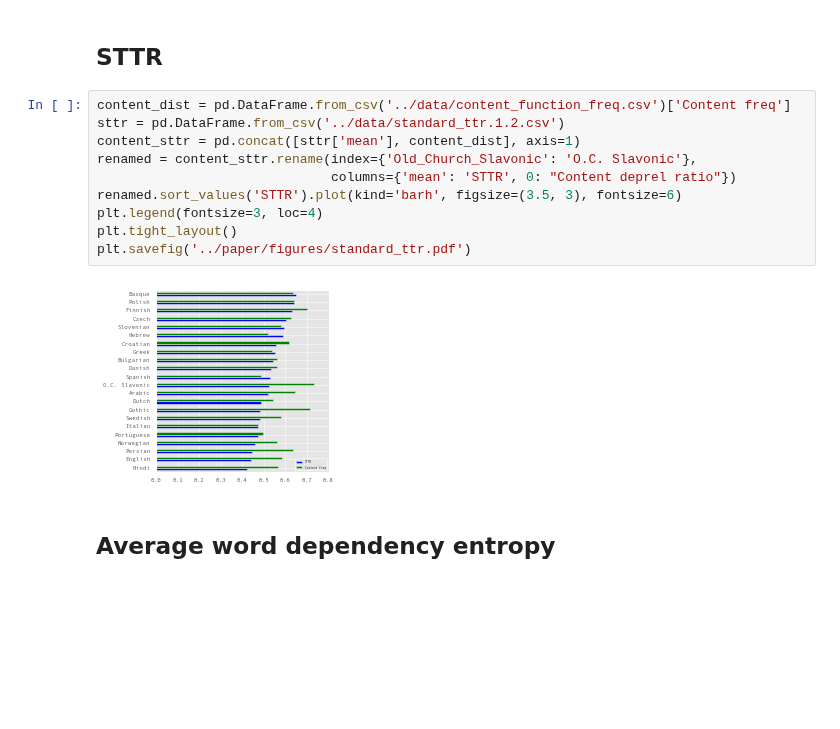
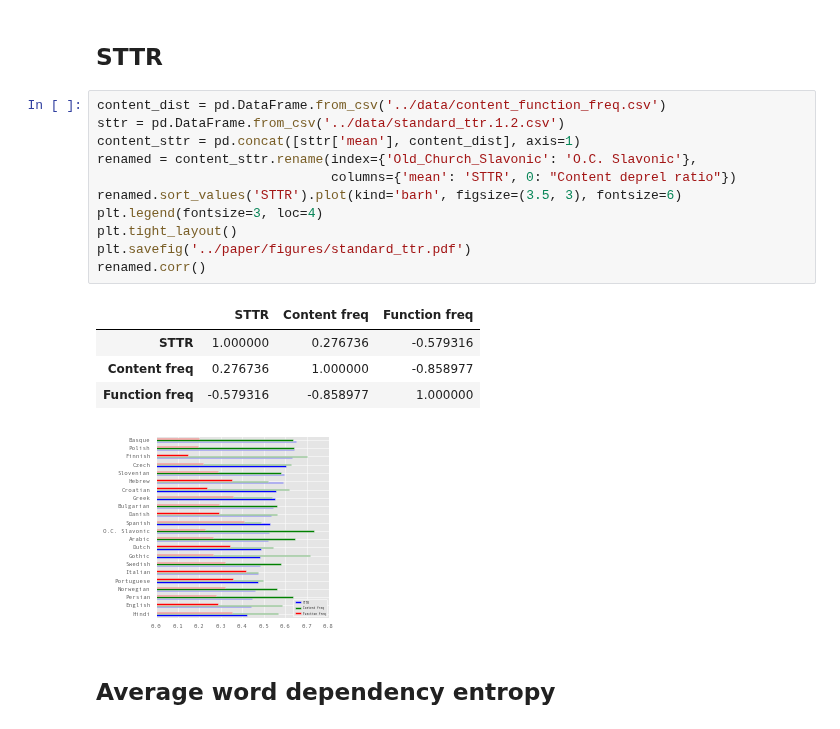
Before and after one commit to jimmycallin/udeval, a Jupyter notebook: notebooks/Paper figures.ipynb, the cells around one changed output. Saved outputs shown, nothing was run; the diff lists cells and outputs as text; blank space fills up the shorter version.

```diff
--- a/notebooks/Paper figures.ipynb
+++ b/notebooks/Paper figures.ipynb
@@ -31,17 +31,22 @@ import udeval, udtree, lang_utils, dependency_classes
 # %% [markdown]
 ## STTR
 # %%
-content_dist = pd.DataFrame.from_csv('../data/content_function_freq.csv')['Content freq']
+content_dist = pd.DataFrame.from_csv('../data/content_function_freq.csv')
 sttr = pd.DataFrame.from_csv('../data/standard_ttr.1.2.csv')
 content_sttr = pd.concat([sttr['mean'], content_dist], axis=1)
 renamed = content_sttr.rename(index={'Old_Church_Slavonic': 'O.C. Slavonic'},
                               columns={'mean': 'STTR', 0: "Content deprel ratio"})
 renamed.sort_values('STTR').plot(kind='barh', figsize=(3.5, 3), fontsize=6)
 plt.legend(fontsize=3, loc=4)
 plt.tight_layout()
 plt.savefig('../paper/figures/standard_ttr.pdf')
+renamed.corr()
 # %% [output]
+|  | STTR | Content freq | Function freq |
+| STTR | 1.000000 | 0.276736 | -0.579316 |
+| Content freq | 0.276736 | 1.000000 | -0.858977 |
+| Function freq | -0.579316 | -0.858977 | 1.000000 |
-[figure, old version]
+[figure, new version]
 # %% [markdown]
 ## Average word dependency entropy
 # %%
```
Also changed, not shown: 6 other files.
